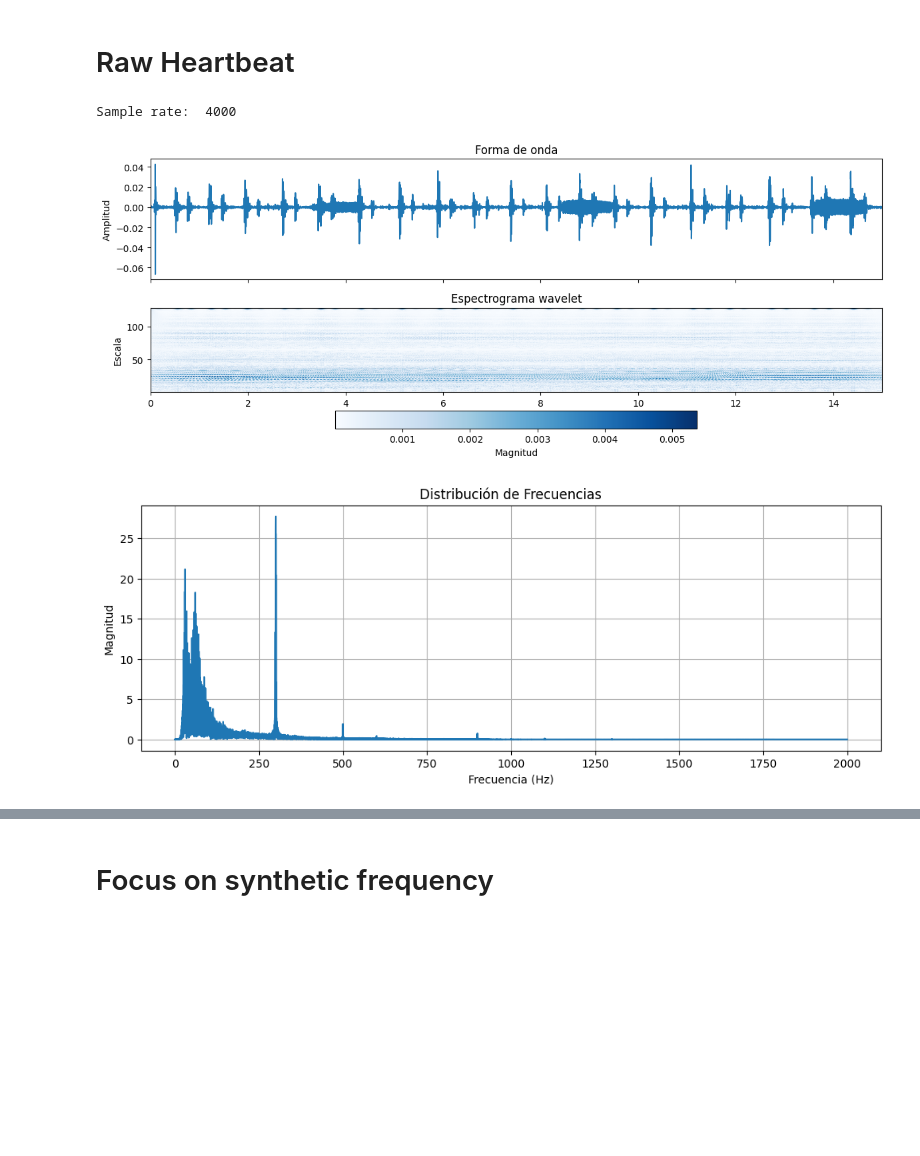
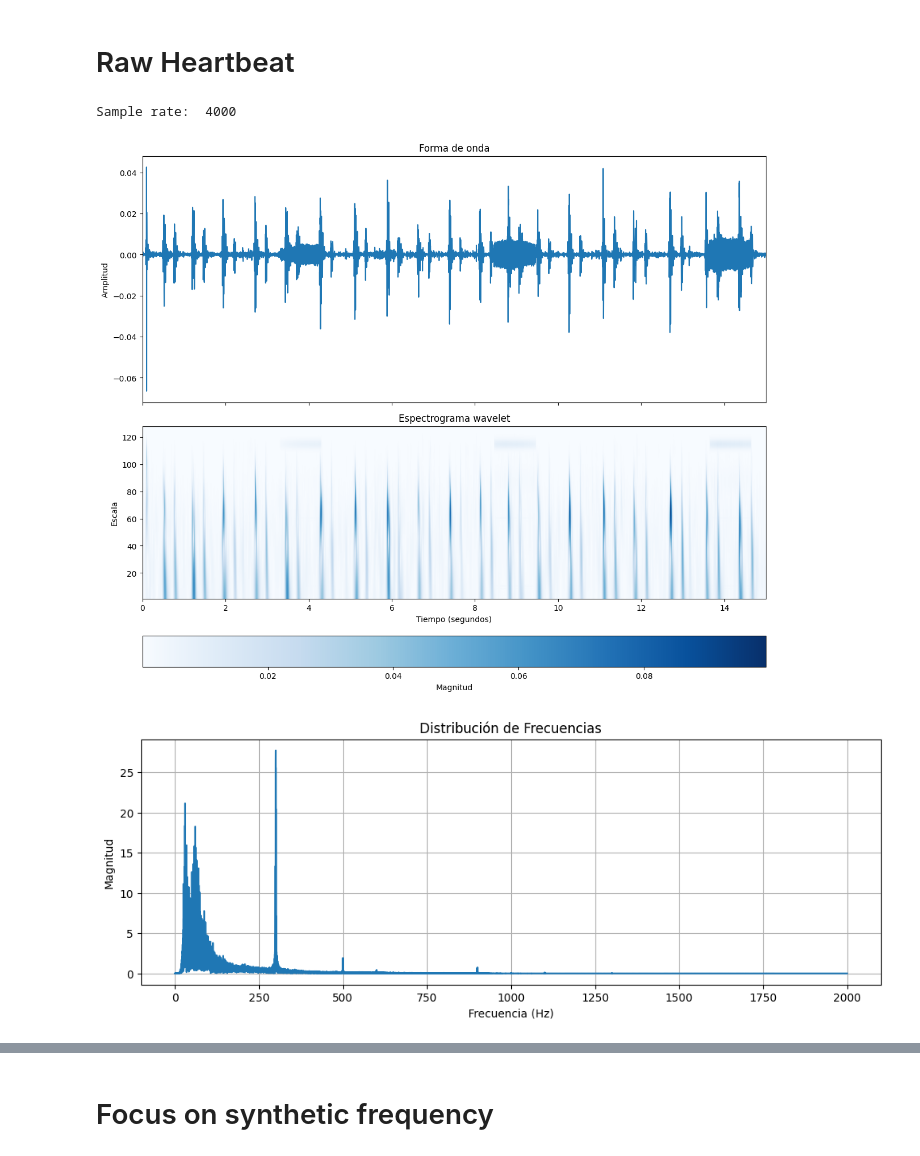
Before and after one commit to Afroefras/coratech, a Jupyter notebook: notebooks/trigger_notification_digital.ipynb, the cells around one changed output, grey strips where cells are left out. Cells and saved outputs as stored; diff of their text form; code cells hidden in the pictures; blank space fills up the shorter version.

Commit message:
Better explained graph about waveform and wavelet spectrogram

```diff
--- a/notebooks/trigger_notification_digital.ipynb
+++ b/notebooks/trigger_notification_digital.ipynb
@@ -15,17 +15,17 @@ from helpers.transform import TrimAfterTrigger, apply_bandpass_filter, min_max_s
 # %%
 AUDIO_NAME = "test-202407211616.wav"
 DIGITAL_AUDIO_DIR = get_base_dir().joinpath(f"data/digital/{AUDIO_NAME}")
 
 digital_audio, sample_rate = torchaudio.load(str(DIGITAL_AUDIO_DIR))
 print("Sample rate: ", sample_rate)
 
-plot_wavelet_spectrogram(digital_audio.numpy(), sample_rate)
+plot_wavelet_spectrogram(digital_audio.numpy(), sample_rate, downsample_factor=1)
 plot_audio_fft(digital_audio.numpy(), sample_rate)
 
 Audio(digital_audio, rate=sample_rate, autoplay=True)
 # %% [output]
 Sample rate:  4000
-[figure, old version]
+[figure, new version]
 [figure]
 [interactive output not drawn]
 # %% [markdown]
```
Also changed, not shown: parts of 2 cells of this notebook, 1 other file.
